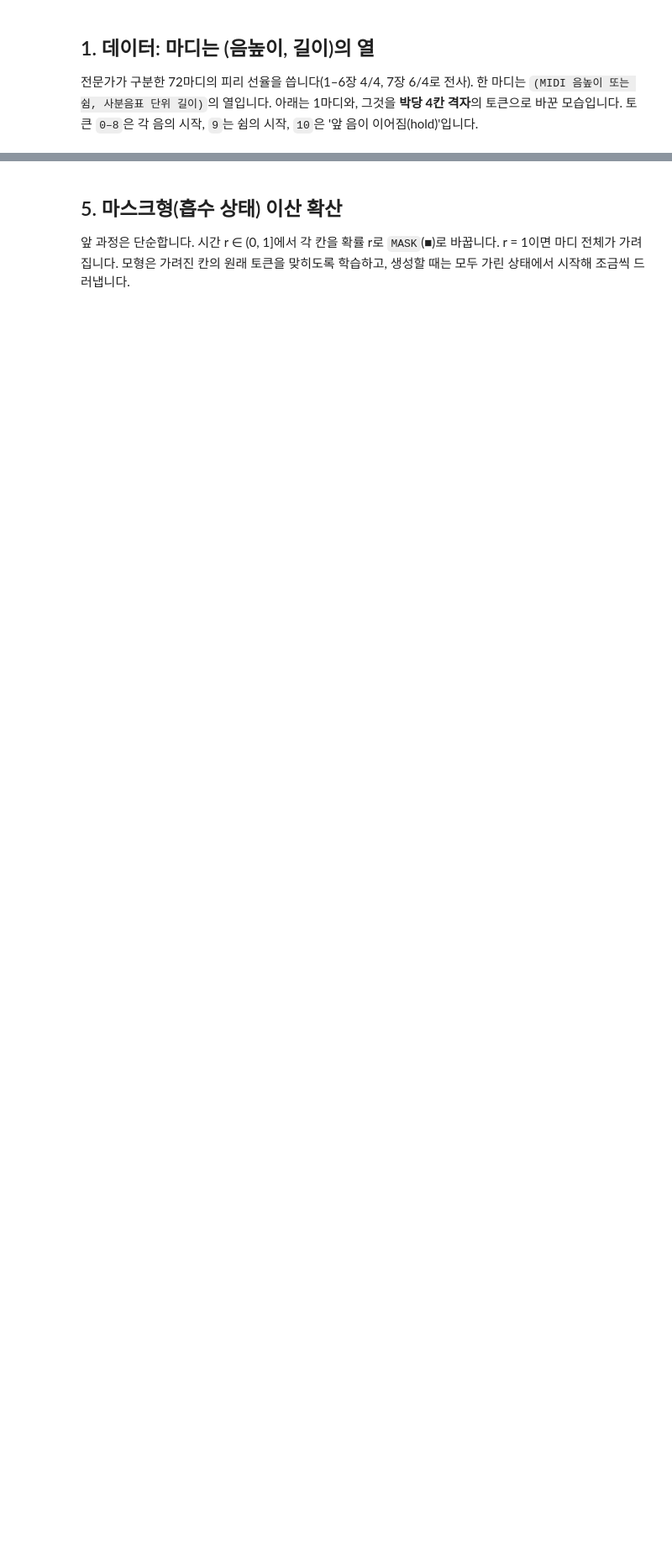
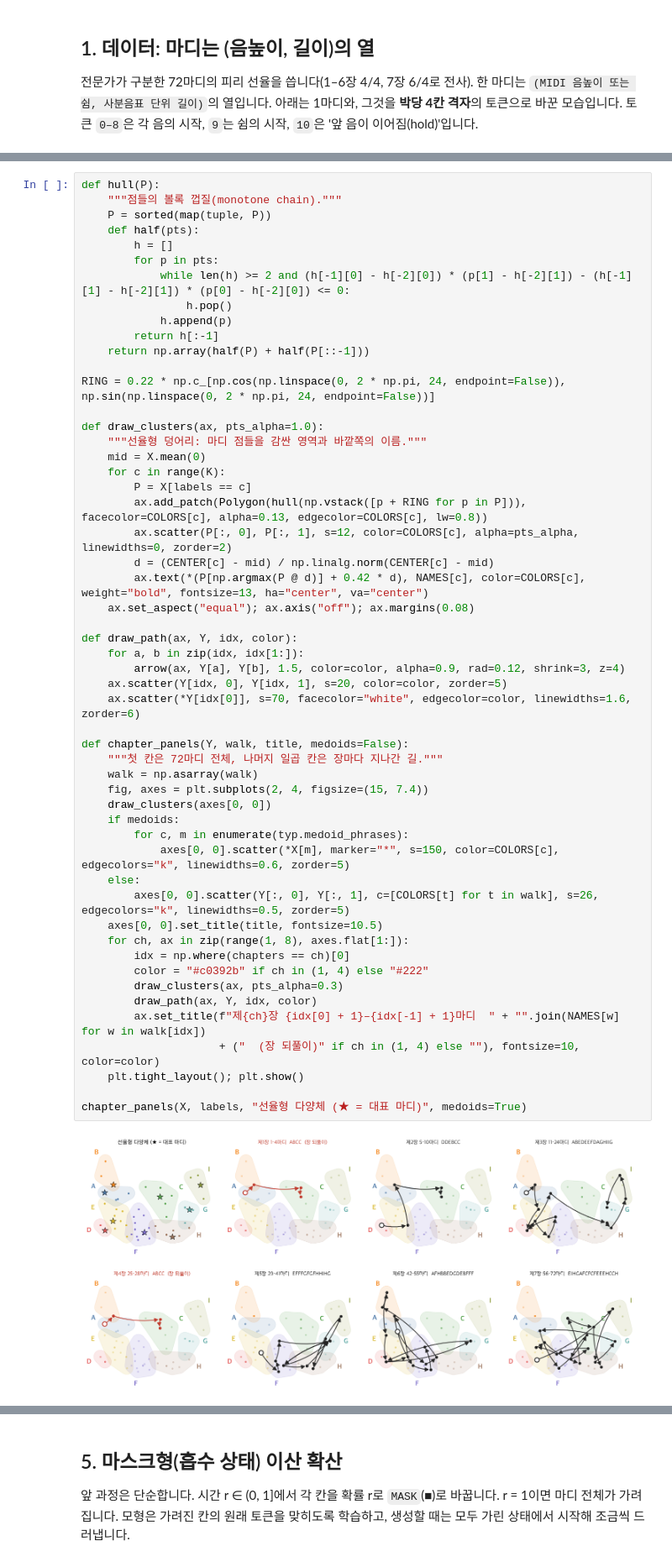
Before and after one commit to SHlee-TDA/DiffDodree, a Jupyter notebook: notebooks/tutorial.ipynb, the cells around one changed output, grey strips where cells are left out. Shown at 84% size. Drawn from its saved outputs; the diff is of its cells as text; blank space fills up the shorter version.

```diff
--- a/notebooks/tutorial.ipynb
+++ b/notebooks/tutorial.ipynb
@@ -157 +162,56 @@ ax.set_title("선율형 다양체 위의 원곡 곡선"); plt.show()
+# %%
+def hull(P):
+    """점들의 볼록 껍질(monotone chain)."""
+    P = sorted(map(tuple, P))
+    def half(pts):
+        h = []
+        for p in pts:
+            while len(h) >= 2 and (h[-1][0] - h[-2][0]) * (p[1] - h[-2][1]) - (h[-1][1] - h[-2][1]) * (p[0] - h[-2][0]) <= 0:
+                h.pop()
+            h.append(p)
+        return h[:-1]
+    return np.array(half(P) + half(P[::-1]))
+
+RING = 0.22 * np.c_[np.cos(np.linspace(0, 2 * np.pi, 24, endpoint=False)), np.sin(np.linspace(0, 2 * np.pi, 24, endpoint=False))]
+
+def draw_clusters(ax, pts_alpha=1.0):
+    """선율형 덩어리: 마디 점들을 감싼 영역과 바깥쪽의 이름."""
+    mid = X.mean(0)
+    for c in range(K):
+        P = X[labels == c]
+        ax.add_patch(Polygon(hull(np.vstack([p + RING for p in P])), facecolor=COLORS[c], alpha=0.13, edgecolor=COLORS[c], lw=0.8))
+        ax.scatter(P[:, 0], P[:, 1], s=12, color=COLORS[c], alpha=pts_alpha, linewidths=0, zorder=2)
+        d = (CENTER[c] - mid) / np.linalg.norm(CENTER[c] - mid)
+        ax.text(*(P[np.argmax(P @ d)] + 0.42 * d), NAMES[c], color=COLORS[c], weight="bold", fontsize=13, ha="center", va="center")
+    ax.set_aspect("equal"); ax.axis("off"); ax.margins(0.08)
+
+def draw_path(ax, Y, idx, color):
+    for a, b in zip(idx, idx[1:]):
+        arrow(ax, Y[a], Y[b], 1.5, color=color, alpha=0.9, rad=0.12, shrink=3, z=4)
+    ax.scatter(Y[idx, 0], Y[idx, 1], s=20, color=color, zorder=5)
+    ax.scatter(*Y[idx[0]], s=70, facecolor="white", edgecolor=color, linewidths=1.6, zorder=6)
+
+def chapter_panels(Y, walk, title, medoids=False):
+    """첫 칸은 72마디 전체, 나머지 일곱 칸은 장마다 지나간 길."""
+    walk = np.asarray(walk)
+    fig, axes = plt.subplots(2, 4, figsize=(15, 7.4))
+    draw_clusters(axes[0, 0])
+    if medoids:
+        for c, m in enumerate(typ.medoid_phrases):
+            axes[0, 0].scatter(*X[m], marker="*", s=150, color=COLORS[c], edgecolors="k", linewidths=0.6, zorder=5)
+    else:
+        axes[0, 0].scatter(Y[:, 0], Y[:, 1], c=[COLORS[t] for t in walk], s=26, edgecolors="k", linewidths=0.5, zorder=5)
+    axes[0, 0].set_title(title, fontsize=10.5)
+    for ch, ax in zip(range(1, 8), axes.flat[1:]):
+        idx = np.where(chapters == ch)[0]
+        color = "#c0392b" if ch in (1, 4) else "#222"
+        draw_clusters(ax, pts_alpha=0.3)
+        draw_path(ax, Y, idx, color)
+        ax.set_title(f"제{ch}장 {idx[0] + 1}–{idx[-1] + 1}마디  " + "".join(NAMES[w] for w in walk[idx])
+                     + ("  (장 되풀이)" if ch in (1, 4) else ""), fontsize=10, color=color)
+    plt.tight_layout(); plt.show()
+
+chapter_panels(X, labels, "선율형 다양체 (★ = 대표 마디)", medoids=True)
+# %% [output]
+[figure, added]
 # %% [markdown]
```
Also changed, not shown: parts of 21 cells of this notebook, 1 other file.
